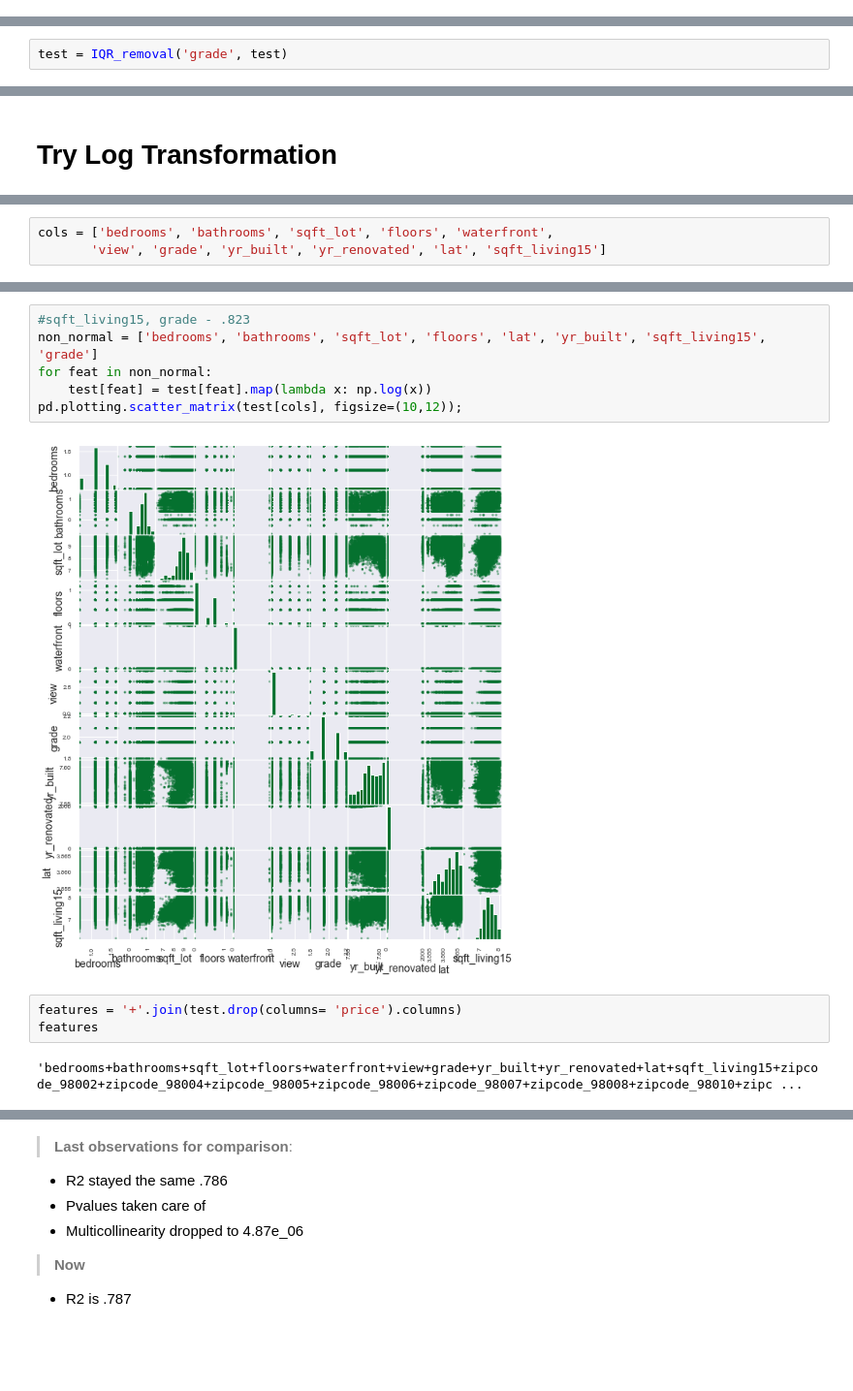
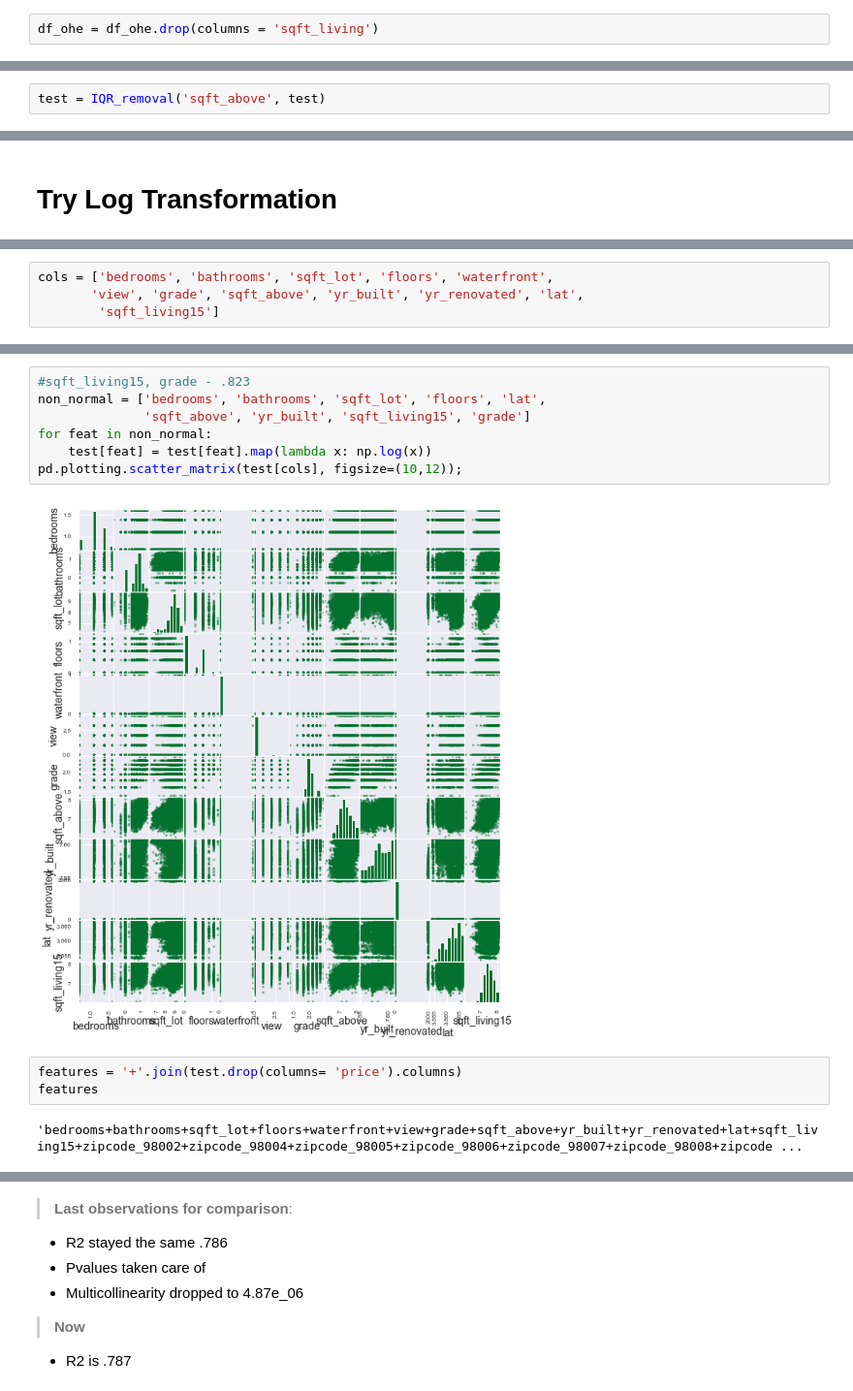
Before and after one commit to lauren-esser/King-County-Homes-Price-Factors, a Jupyter notebook: student 6.ipynb, the cells around one changed output, grey strips where cells are left out. Shown at 97% size. Saved outputs shown, nothing was run; the diff lists cells and outputs as text; blank space fills up the shorter version.

```diff
--- a/student 6.ipynb
+++ b/student 6.ipynb
@@ -791,3 +827,5 @@ with sns.axes_style("white"):
+# %%
+df_ohe = df_ohe.drop(columns = 'sqft_living')
 # %% [markdown]
 ### Testing with VIF
 # %%
@@ -1123,3 +1175,3 @@ Number of outliers removed from sqft_lot: 2154
 # %%
-test = IQR_removal('grade', test)
+test = IQR_removal('sqft_above', test)
 # %% [output]
@@ -1367,7 +1409,8 @@ Index(['price', 'bedrooms', 'bathrooms', 'sqft_lot', 'floors', 'waterfront',
       dtype='object')
 # %%
 cols = ['bedrooms', 'bathrooms', 'sqft_lot', 'floors', 'waterfront',
-       'view', 'grade', 'yr_built', 'yr_renovated', 'lat', 'sqft_living15']
+       'view', 'grade', 'sqft_above', 'yr_built', 'yr_renovated', 'lat',
+        'sqft_living15']
 # %%
 pd.plotting.scatter_matrix(test[cols], figsize= (10,12));
 # %% [output]
@@ -1375,16 +1418,17 @@ pd.plotting.scatter_matrix(test[cols], figsize= (10,12));
 # %%
 #sqft_living15, grade - .823
-non_normal = ['bedrooms', 'bathrooms', 'sqft_lot', 'floors', 'lat', 'yr_built', 'sqft_living15', 'grade']
+non_normal = ['bedrooms', 'bathrooms', 'sqft_lot', 'floors', 'lat',
+              'sqft_above', 'yr_built', 'sqft_living15', 'grade']
 for feat in non_normal:
     test[feat] = test[feat].map(lambda x: np.log(x))
 pd.plotting.scatter_matrix(test[cols], figsize=(10,12));
 # %% [output]
-[figure, old version]
+[figure, new version]
 # %%
 features = '+'.join(test.drop(columns= 'price').columns)
 features
 # %% [output]
-'bedrooms+bathrooms+sqft_lot+floors+waterfront+view+grade+yr_built+yr_renovated+lat+sqft_living15+zipcode_98002+zipcode_98004+zipcode_98005+zipcode_98006+zipcode_98007+zipcode_98008+zipcode_98010+zipc ...
+'bedrooms+bathrooms+sqft_lot+floors+waterfront+view+grade+sqft_above+yr_built+yr_renovated+lat+sqft_living15+zipcode_98002+zipcode_98004+zipcode_98005+zipcode_98006+zipcode_98007+zipcode_98008+zipcode ...
 # %%
 formula = target + '~' + features
 model = smf.ols(formula, test).fit()
```
Also changed, not shown: parts of 123 cells of this notebook.
